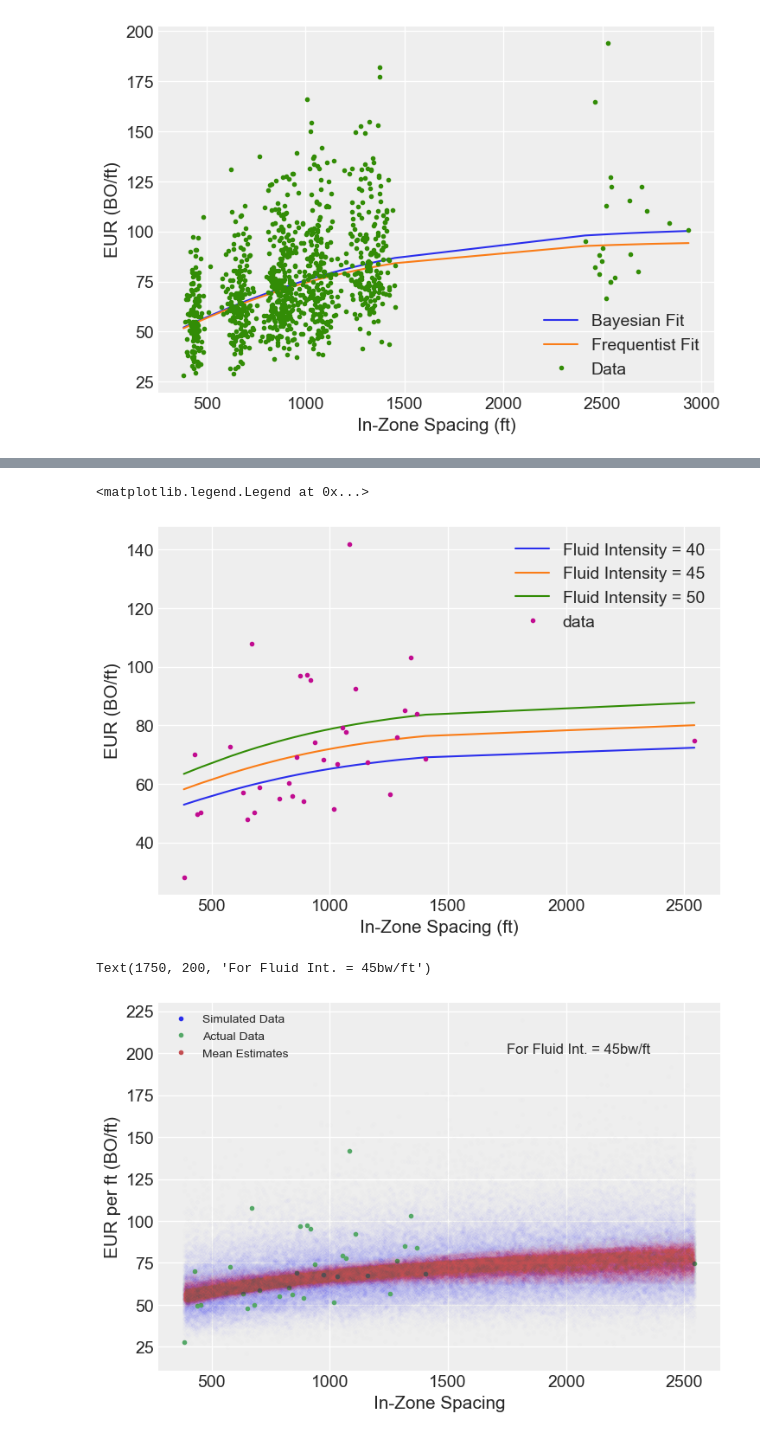
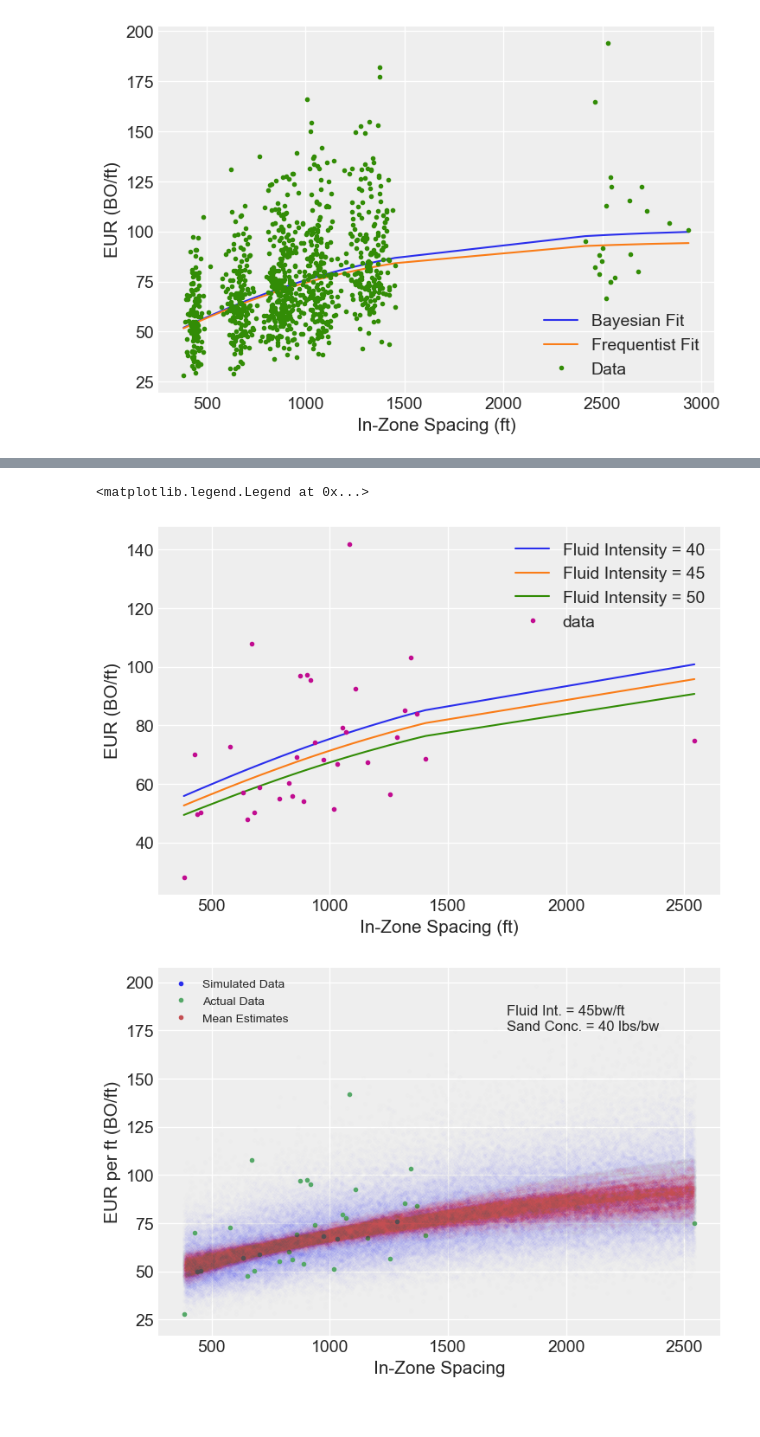
Before and after one commit to samuelshoun/hz_EUR_estimation, a Jupyter notebook: bayesian_estimation.ipynb, the cells around one changed output, grey strips where cells are left out. Cells and saved outputs as stored; diff of their text form; code cells hidden in the pictures.

```diff
--- a/bayesian_estimation.ipynb
+++ b/bayesian_estimation.ipynb
@@ -165,9 +175,12 @@ Lb = trace2['L'].mean()
 kb = trace2['k'].mean()
 b0b = trace2['b0'].mean()
 b1b = trace2['b1'].mean()
+b2b = trace2['b2'].mean()
 
 for i in [40, 45, 50]:
-    yhat_bayes = b1b * i * (2 * (Lb - b0b)) / (1 + np.exp(-kb * (spcg - 0))) - (2 * (Lb - b0b)) / 2 + b0b
+    fl_mult = ((45 - i) * b2b / 45 + 1)
+    sd_mult = 1
+    yhat_bayes = fl_mult * sd_mult * (2 * (Lb - b0b)) / (1 + np.exp(-kb * (spcg - 0))) - (2 * (Lb - b0b)) / 2 + b0b
     plt.plot(spcg, yhat_bayes, label='Fluid Intensity = {0:2g}'.format(i))
 
 plt.plot(spcg, eurpft, '.', label='data')
@@ -177,42 +190,41 @@ plt.xlabel('In-Zone Spacing (ft)')
 plt.legend()
 # %% [output]
 <matplotlib.legend.Legend at 0x...>
-[figure, old version]
+[figure, new version]
+# %%
+# simulate data for a more complete view of the mean range and simulated variance:
+
+n_samps = 100000
+
+xsims = []
+yhats = []
+ysims = []
+
+for i in range(n_samps):
+    idx = np.random.choice(range(len(trace2)))
+    r = trace2[idx]
+    xsim = np.random.uniform(spcg.min(), spcg.max())
+    yhat = (2 * (r['L'] - r['b0'])) / (1 + np.exp(-r['k'] * (xsim - 0))) - (2 * (r['L'] - r['b0'])) / 2 + r['b0']
+    ysim = np.exp(np.random.normal(np.log(yhat), np.log(r['sigma'])))
+    xsims.append(xsim)
+    yhats.append(yhat)
+    ysims.append(ysim)
 # %%
-# simulate data for a more complete view of the mean range and simulated variance:
-
-n_samps = 100000
-
-xsims = []
-yhats = []
-ysims = []
-
-for i in range(n_samps):
-    idx = np.random.choice(range(len(trace2)))
-    r = trace2[idx]
-    xsim = np.random.uniform(spcg.min(), spcg.max())
-    yhat = r['b1'] * 45 * (2 * (r['L'] - r['b0'])) / (1 + np.exp(-r['k'] * (xsim - 0))) - (2 * (r['L'] - r['b0'])) / 2 + r['b0']
-    ysim = np.exp(np.random.normal(np.log(yhat), np.log(r['sigma'])))
-    xsims.append(xsim)
-    yhats.append(yhat)
-    ysims.append(ysim)
-
-
 # plot the simulated data:
 
 plt.plot(xsims, ysims, '.', alpha=500/n_samps, label='Simulated Data')
 plt.plot(spcg, eurpft, 'g.', label='Actual Data')
 plt.plot(xsims, yhats, 'r.', alpha=200/n_samps, label='Mean Estimates')
 
 for i in plt.legend(loc='upper left', fontsize=10).legendHandles:
     i.set_alpha(1)
 
 plt.ylabel('EUR per ft (BO/ft)')
 plt.xlabel('In-Zone Spacing')
-plt.text(1750, 200, 'For Fluid Int. = 45bw/ft')
+plt.text(1750, 175, 'Fluid Int. = 45bw/ft \n\
+Sand Conc. = 40 lbs/bw');
 # %% [output]
-Text(1750, 200, 'For Fluid Int. = 45bw/ft')
-[figure, old version]
+[figure, new version]
 # %%
 # define a function that simulates data for a fixed spacing and completion fluid intensity:
 
```
Also changed, not shown: parts of 15 cells of this notebook.
